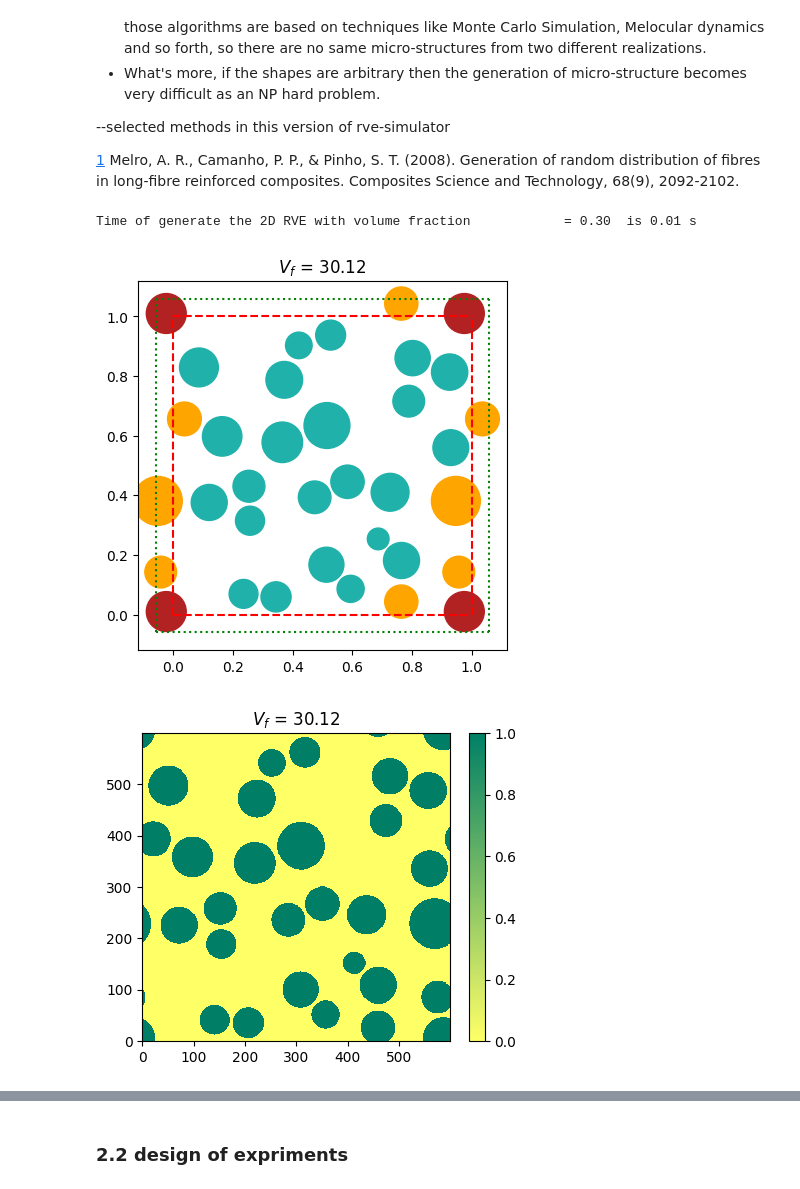
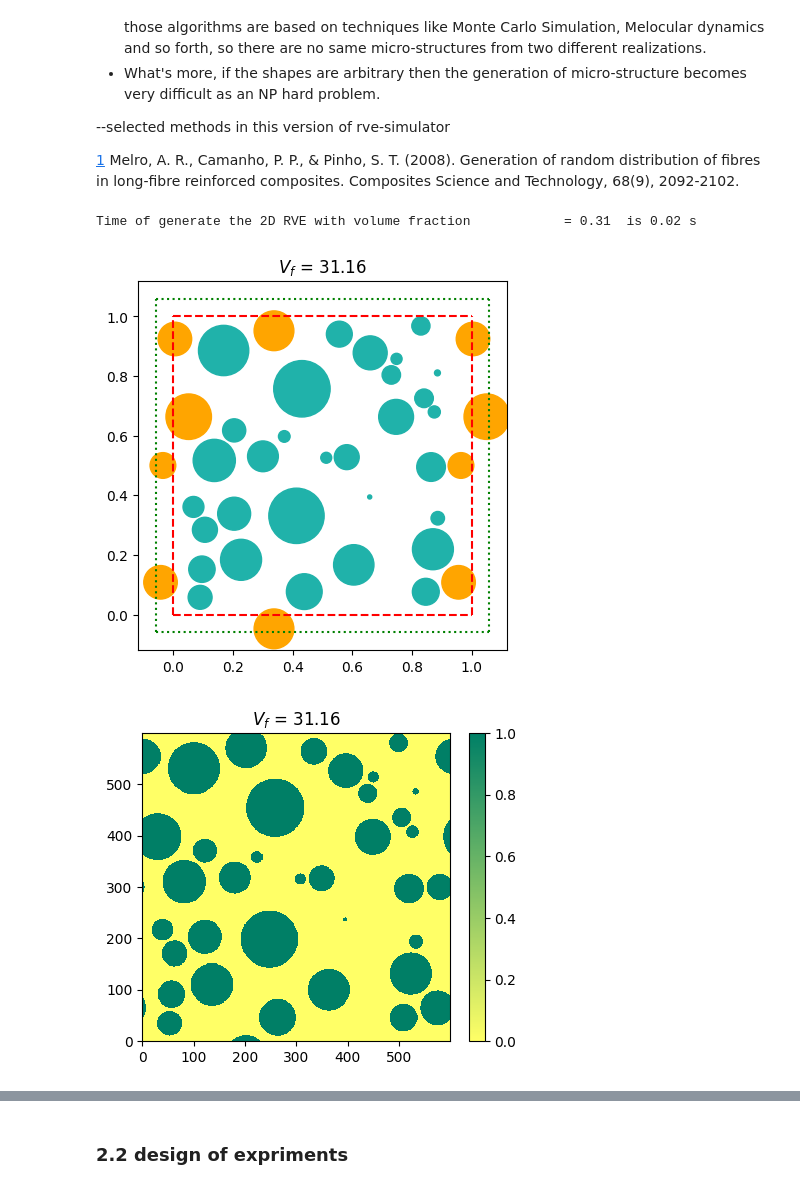
Before and after one commit to bessagroup/rvesimulator, a Jupyter notebook: examples/longtalk/longtalk.ipynb, the cells around one changed output, grey strips where cells are left out. Cells and saved outputs as stored; diff of their text form; code cells hidden in the pictures.

```diff
--- a/examples/longtalk/longtalk.ipynb
+++ b/examples/longtalk/longtalk.ipynb
@@ -75,43 +76,45 @@ Micro-structure generation is one of the most important issues in multi-scale si
 # %%
 # third-party packages
 import sys
 
 # from collections import OrderedDict
 
 # path of local project
 folder_path = "/home/yaga/Documents/GitHub/rvesimulator"
 sys.path.insert(0, folder_path)
-# local packages
 
+# local functions
 from rvesimulator.microstructures.heter_radius_circles import HeterCircleInclusion
 
 # initilize the class for 2D micro-structure generation
 microstructure_generator = HeterCircleInclusion(
     length=1.0,
     width=1.0,
     radius_mu=0.06,
-    radius_std=0.01,
+    radius_std=0.02,
     vol_req=0.30,
-    seed=4,
-    num_guess_max=50000,
-    num_fiber_max=750,
-    num_cycle_max= 15,
-    dist_min_factor=1.1,
+    seed=2,
+    # num_guess_max=50000,
+    # num_fiber_max=750,
+    # num_cycle_max= 15,
+    # dist_min_factor=1.1,
 )
 # output the features for the rve
 microstructure_generator.generate_rve()
 # visualize the geometry of the 2D rve generated by the algorithm
 microstructure_generator.plot_rve()
-microstructure_generator.save_results(file_name='longtalk.json')
+microstructure_generator.save_results(file_name='test.json')
 # %% [output]
-Time of generate the 2D RVE with volume fraction            = 0.30  is 0.01 s
+Time of generate the 2D RVE with volume fraction            = 0.31  is 0.02 s
-[figure, old version]
+[figure, new version]
 # %%
 # show it by the crate format
 microstructure_generator.crate_rgmsh(num_discrete=600)
 microstructure_generator.rgmsh_plot()
+# it should has the following function to save the rgmsh file
+# microstructure_generator.rgmsh_save()
 # %% [output]
-[figure, old version]
+[figure, new version]
 # %%
 # import the class for 3d micro-structure generation
 from rvesimulator.microstructures.heter_radius_sphere import HeterRadiusSphere
```
Also changed, not shown: parts of 15 cells of this notebook, 22 other files.
